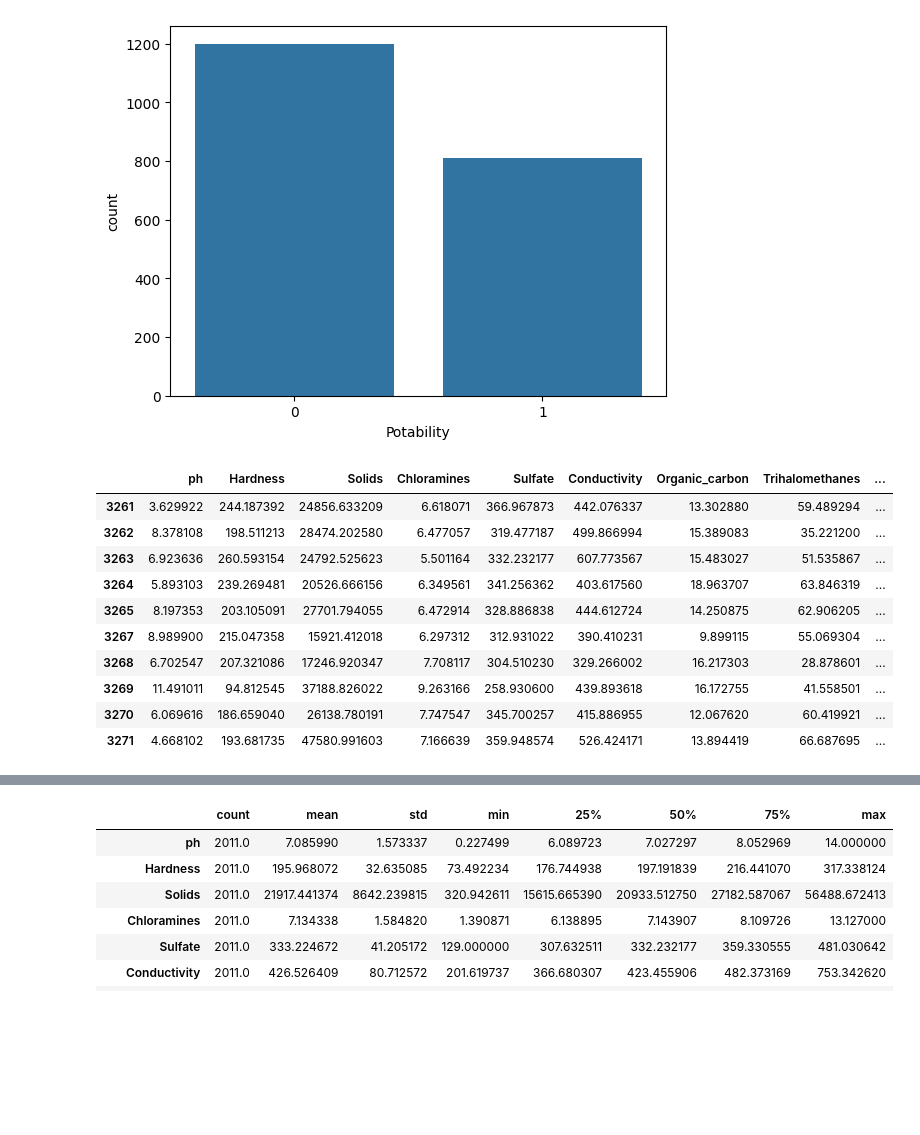
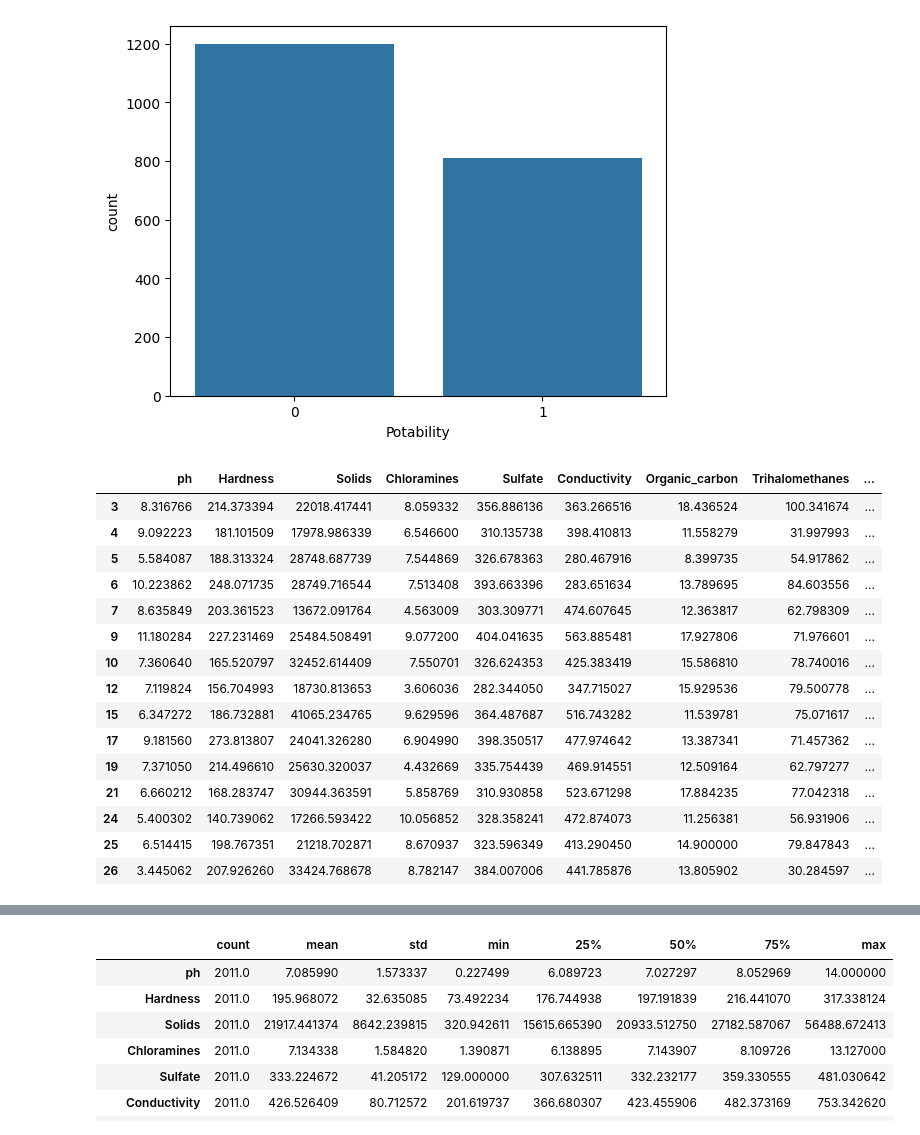
Before and after one commit to koteshreddy/water-potability-end-to-end-project, a Jupyter notebook: water_potable.ipynb, the cells around one changed output, grey strips where cells are left out. Saved outputs shown, nothing was run; the diff lists cells and outputs as text; code cells hidden in the pictures; blank space fills up the shorter version.

```diff
--- a/water_potable.ipynb
+++ b/water_potable.ipynb
@@ -149,19 +149,24 @@ sns.countplot(x='Potability',data=df)
 <Axes: xlabel='Potability', ylabel='count'>
 [figure]
 # %%
-df.tail(10)
+df.head(15)
 # %% [output]
 |  | ph | Hardness | Solids | Chloramines | Sulfate | Conductivity | Organic_carbon | Trihalomethanes | ... |
-| 3261 | 3.629922 | 244.187392 | 24856.633209 | 6.618071 | 366.967873 | 442.076337 | 13.302880 | 59.489294 | ... |
-| 3262 | 8.378108 | 198.511213 | 28474.202580 | 6.477057 | 319.477187 | 499.866994 | 15.389083 | 35.221200 | ... |
-| 3263 | 6.923636 | 260.593154 | 24792.525623 | 5.501164 | 332.232177 | 607.773567 | 15.483027 | 51.535867 | ... |
-| 3264 | 5.893103 | 239.269481 | 20526.666156 | 6.349561 | 341.256362 | 403.617560 | 18.963707 | 63.846319 | ... |
-| 3265 | 8.197353 | 203.105091 | 27701.794055 | 6.472914 | 328.886838 | 444.612724 | 14.250875 | 62.906205 | ... |
-| 3267 | 8.989900 | 215.047358 | 15921.412018 | 6.297312 | 312.931022 | 390.410231 | 9.899115 | 55.069304 | ... |
-| 3268 | 6.702547 | 207.321086 | 17246.920347 | 7.708117 | 304.510230 | 329.266002 | 16.217303 | 28.878601 | ... |
-| 3269 | 11.491011 | 94.812545 | 37188.826022 | 9.263166 | 258.930600 | 439.893618 | 16.172755 | 41.558501 | ... |
-| 3270 | 6.069616 | 186.659040 | 26138.780191 | 7.747547 | 345.700257 | 415.886955 | 12.067620 | 60.419921 | ... |
-| 3271 | 4.668102 | 193.681735 | 47580.991603 | 7.166639 | 359.948574 | 526.424171 | 13.894419 | 66.687695 | ... |
+| 3 | 8.316766 | 214.373394 | 22018.417441 | 8.059332 | 356.886136 | 363.266516 | 18.436524 | 100.341674 | ... |
+| 4 | 9.092223 | 181.101509 | 17978.986339 | 6.546600 | 310.135738 | 398.410813 | 11.558279 | 31.997993 | ... |
+| 5 | 5.584087 | 188.313324 | 28748.687739 | 7.544869 | 326.678363 | 280.467916 | 8.399735 | 54.917862 | ... |
+| 6 | 10.223862 | 248.071735 | 28749.716544 | 7.513408 | 393.663396 | 283.651634 | 13.789695 | 84.603556 | ... |
+| 7 | 8.635849 | 203.361523 | 13672.091764 | 4.563009 | 303.309771 | 474.607645 | 12.363817 | 62.798309 | ... |
+| 9 | 11.180284 | 227.231469 | 25484.508491 | 9.077200 | 404.041635 | 563.885481 | 17.927806 | 71.976601 | ... |
+| 10 | 7.360640 | 165.520797 | 32452.614409 | 7.550701 | 326.624353 | 425.383419 | 15.586810 | 78.740016 | ... |
+| 12 | 7.119824 | 156.704993 | 18730.813653 | 3.606036 | 282.344050 | 347.715027 | 15.929536 | 79.500778 | ... |
+| 15 | 6.347272 | 186.732881 | 41065.234765 | 9.629596 | 364.487687 | 516.743282 | 11.539781 | 75.071617 | ... |
+| 17 | 9.181560 | 273.813807 | 24041.326280 | 6.904990 | 398.350517 | 477.974642 | 13.387341 | 71.457362 | ... |
+| 19 | 7.371050 | 214.496610 | 25630.320037 | 4.432669 | 335.754439 | 469.914551 | 12.509164 | 62.797277 | ... |
+| 21 | 6.660212 | 168.283747 | 30944.363591 | 5.858769 | 310.930858 | 523.671298 | 17.884235 | 77.042318 | ... |
+| 24 | 5.400302 | 140.739062 | 17266.593422 | 10.056852 | 328.358241 | 472.874073 | 11.256381 | 56.931906 | ... |
+| 25 | 6.514415 | 198.767351 | 21218.702871 | 8.670937 | 323.596349 | 413.290450 | 14.900000 | 79.847843 | ... |
+| 26 | 3.445062 | 207.926260 | 33424.768678 | 8.782147 | 384.007006 | 441.785876 | 13.805902 | 30.284597 | ... |
 # %%
 df.corr()
 # %% [output]
```
Also changed, not shown: parts of 2 cells of this notebook, 45 other files.
